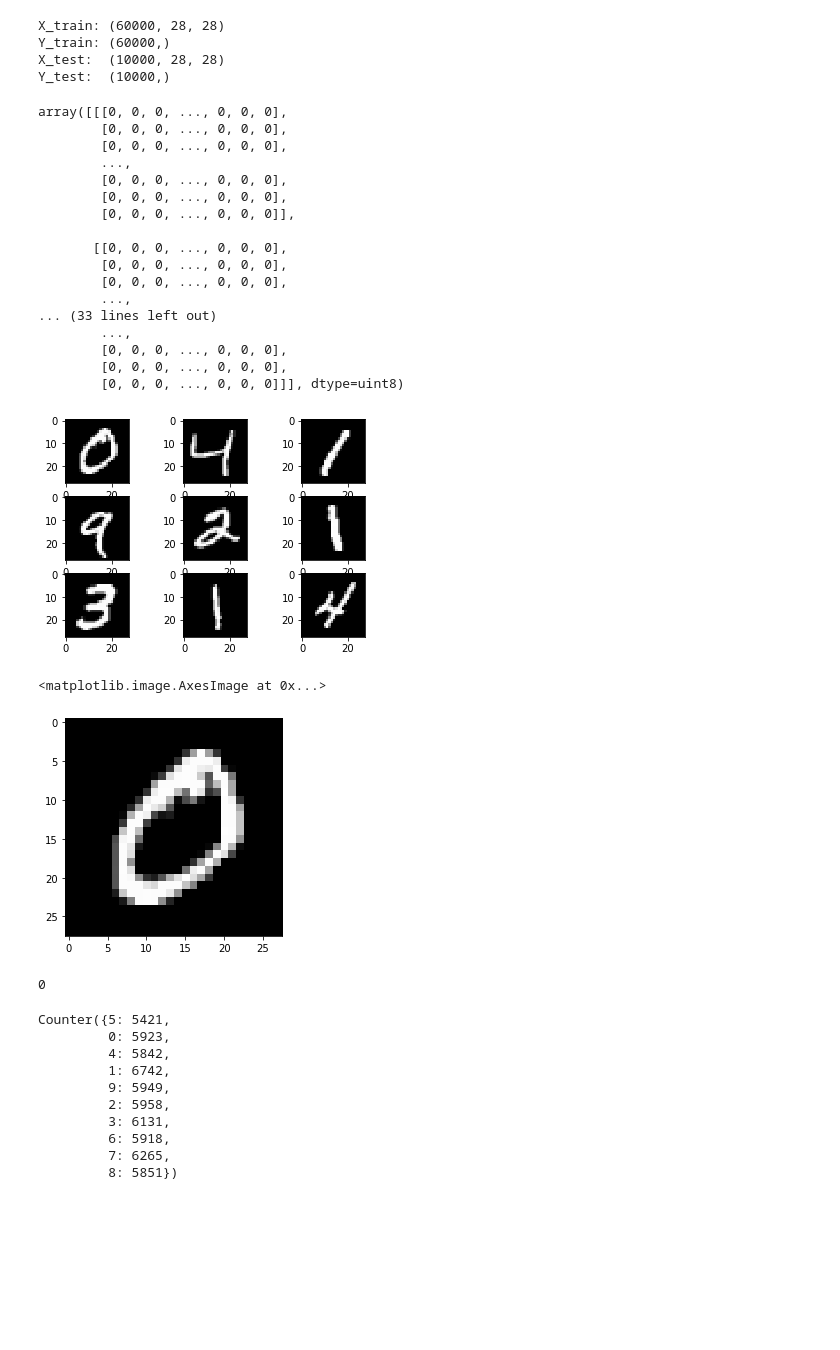
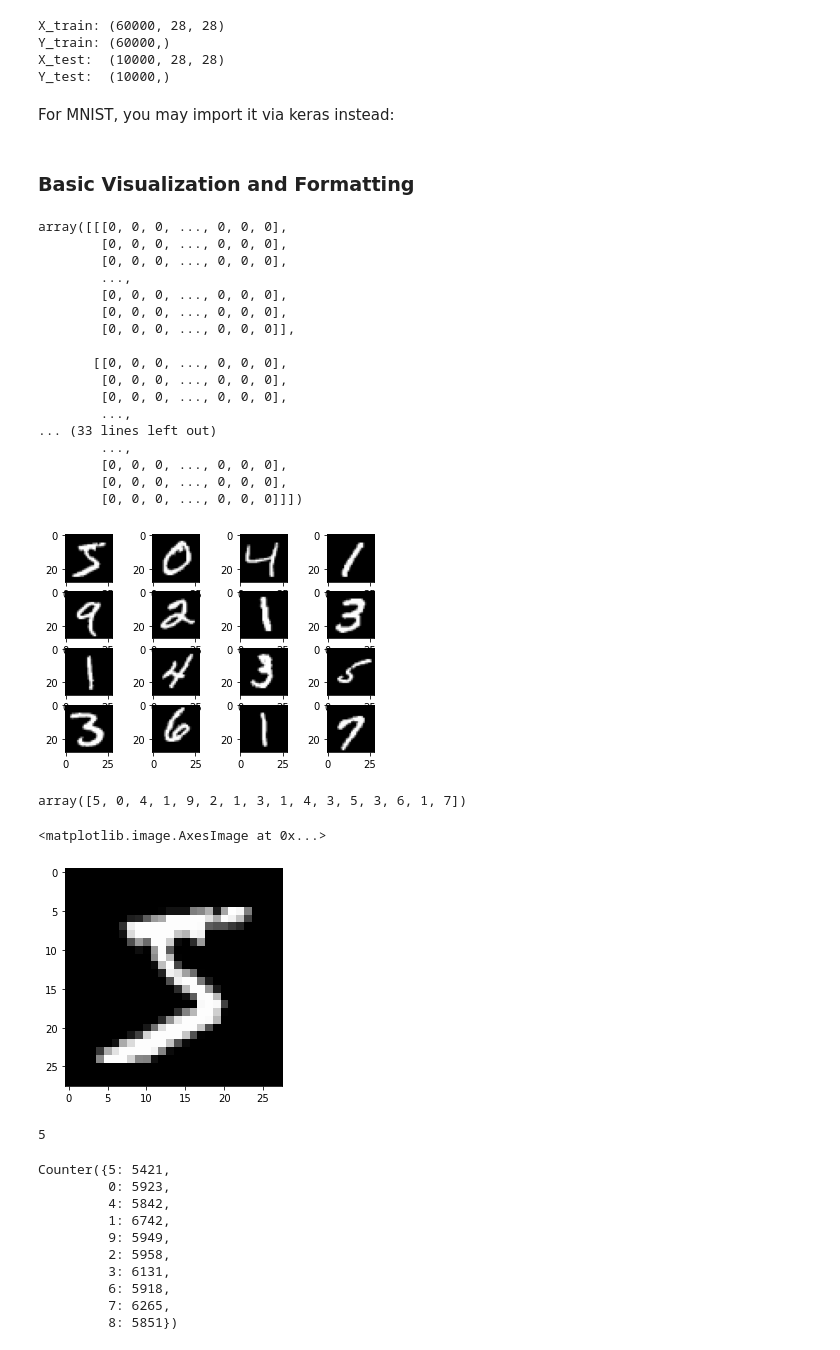
Before and after one commit to MarcoRSousa/DigitClassification, a Jupyter notebook: Python/KNNMNIST.ipynb, the cells around one changed output. Drawn from its saved outputs; the diff is of its cells as text; code cells hidden in the pictures; blank space fills up the shorter version.

```diff
--- a/Python/KNNMNIST.ipynb
+++ b/Python/KNNMNIST.ipynb
@@ -46,9 +48,22 @@ X_train: (60000, 28, 28)
 Y_train: (60000,)
 X_test:  (10000, 28, 28)
 Y_test:  (10000,)
+# %% [markdown]
+For MNIST, you may import it via keras instead:
+# %%
+#Importing MNIST data from keras
+(x_train, y_train), (x_test, y_test) = keras.datasets.mnist.load_data()
+# %%
+#Converting to int64; forcing to 0-255 from uint8 causes error when subtraction leads to a negative value
+xTrain = x_train.astype(np.int64)
+yTrain = y_train.astype(np.int64)
+xTest = x_test.astype(np.int64)
+yTest = y_test.astype(np.int64)
+# %% [markdown]
+### Basic Visualization and Formatting ###
 # %%
 #Alright, looks like we got it!
-trainX
+xTrain
 # %% [output]
 array([[[0, 0, 0, ..., 0, 0, 0],
         [0, 0, 0, ..., 0, 0, 0],
@@ -66,27 +81,31 @@ array([[[0, 0, 0, ..., 0, 0, 0],
         ...,
         [0, 0, 0, ..., 0, 0, 0],
         [0, 0, 0, ..., 0, 0, 0],
-        [0, 0, 0, ..., 0, 0, 0]]], dtype=uint8)
+        [0, 0, 0, ..., 0, 0, 0]]])
 # %%
-#Alright, let's just see some!
-for i in range(1,10):
-    plt.subplot(3,3,i)
-    plt.imshow(trainX[i], cmap=plt.get_cmap('gray'))
-    #plt.show()
+#Visualizing the first 16 xTrain digits in a 4 by 4 grid.
+for i in range(1,17):
+  plt.subplot(4,4,i)
+  plt.imshow(xTrain[i-1], cmap=plt.get_cmap('gray'))
 # %% [output]
-[figure, old version]
+[figure, new version]
+# %%
+#This of course reflects our yTrain labels on our 28x28 matrix of xTrain
+yTrain[0:16]
+# %% [output]
+array([5, 0, 4, 1, 9, 2, 1, 3, 1, 4, 3, 5, 3, 6, 1, 7])
 # %%
 #If we want to inspect a specific image at index k:
-secondDigit = trainX[1]
-plt.imshow(secondDigit, cmap=plt.get_cmap('gray'))
+digit = xTrain[0]
+plt.imshow(digit, cmap=plt.get_cmap('gray'))
 # %% [output]
 <matplotlib.image.AxesImage at 0x...>
-[figure, old version]
+[figure, new version]
 # %%
-#It's value will relate with the same index : YEUP it's a zero!
-trainY[1]
+#It's value will relate with the same index : YEUP it's a five!
+yTrain[0]
 # %% [output]
-0
+5
 # %%
 trainLabelDict = Counter(trainY)
 trainLabelDict
```
Also changed, not shown: parts of 74 cells of this notebook.
